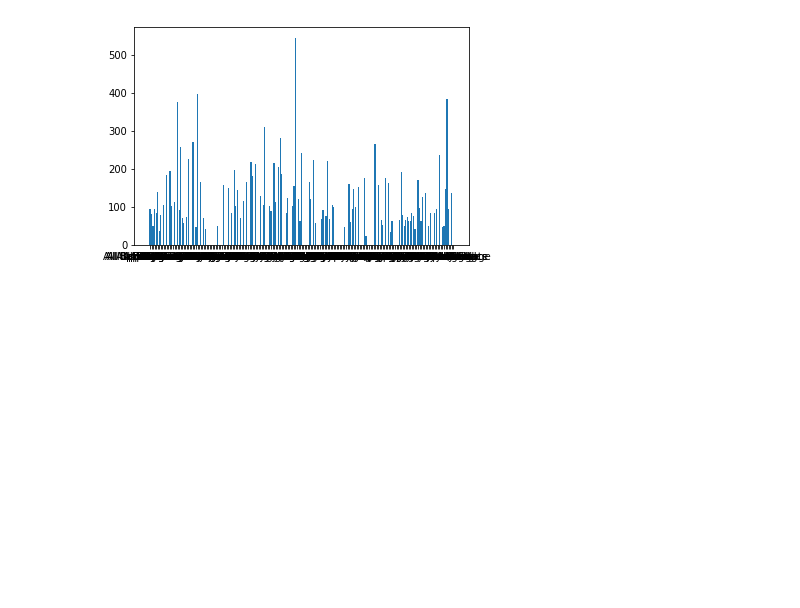
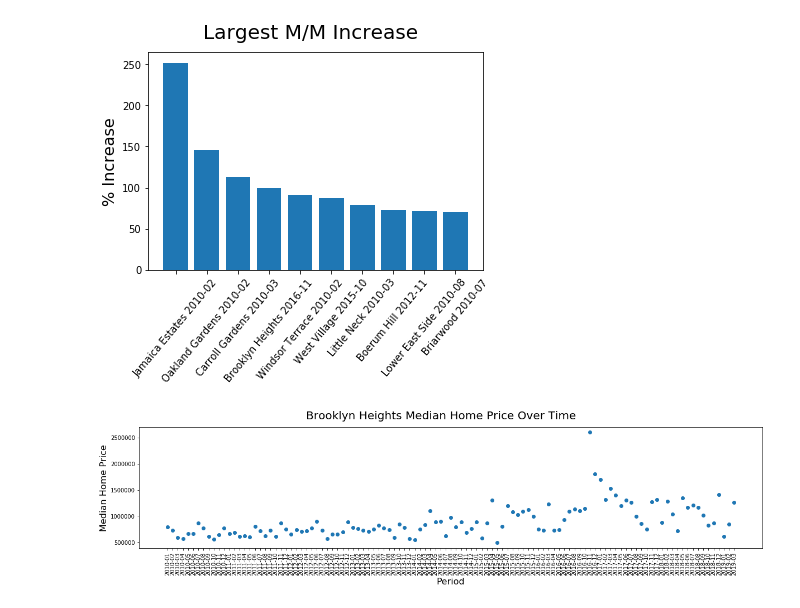
Before and after one commit to nags432/DataIncubatorPlot1, a Jupyter notebook: Untitled.ipynb, the cells around one changed output. Cells and saved outputs as stored; diff of their text form; code cells hidden in the pictures; blank space fills up the shorter version.

```diff
--- a/Untitled.ipynb
+++ b/Untitled.ipynb
@@ -15,33 +15,69 @@ def maxOfNeighborhood(row):
                 if row[period] == '':
                     continue
                 if lastPeriod == 0:
                     lastPeriod = row[period]
                 if row[period] > lastPeriod:
                     difference = (float(row[period]) / float(lastPeriod) - 1) *100
                     if difference > maxDifference:
                         maxDifference = difference
                         maxPeriod = period
+                    lastPeriod = row[period]
             except KeyError:
                 break
     row['maxDifference'] = maxDifference
     row['maxPeriod'] = maxPeriod
 
     return row
 
 def graph_one():
 
   homePrices = pd.read_csv('/Users/dreambig/Downloads/medianSalesPrice_All.csv')
   #homePrices['maxPeriod'] = ''
   #homePrices['maxDifference'] = 0
 
-  homePrices = homePrices.apply(maxOfNeighborhood, axis=1)
+  homePrices = homePrices.apply(maxOfNeighborhood, axis=1).sort_values(by=['maxDifference'],ascending=False)
+  homePrices['areaName + maxPeriod'] = homePrices['areaName']+' '+homePrices['maxPeriod']
+  labels = homePrices['areaName + maxPeriod'].head(10)
+  yAxis = homePrices['maxDifference'].head(10)
+  fig = plt.figure()
+  fig.suptitle('Largest M/M Increase', fontsize=20)
+  plt.bar(labels,yAxis)
+  plt.xticks(labels, labels, rotation=50)
+  plt.ylabel('% Increase', fontsize=16)
 
-  plt.bar(homePrices['areaName'],homePrices['maxDifference'])
 
   plt.show()
+
+def graph_two():
+    homePrices = pd.read_csv('/Users/dreambig/Downloads/medianSalesPrice_All.csv')
+    #homePrices['maxPeriod'] = ''
+    #homePrices['maxDifference'] = 0
+
+    homePricesT = homePrices.transpose().drop(['Borough','areaType'])
+
+    new_header = homePricesT.iloc[0]
+    dfNew = homePricesT[1:]
+    dfNew.columns = new_header
+
+    xAxis = dfNew.index
+    yAxis = dfNew['Brooklyn Heights']
+    #homePrices['areaName + maxPeriod'] = homePrices['areaName']+' '+homePrices['maxPeriod']
+    #labels = homePrices['areaName + maxPeriod'].head(10)
+    #yAxis = homePrices['maxDifference'].head(10)
+    fig = plt.figure(figsize=(20, 4))
+
+    fig.suptitle('Brooklyn Heights Median Home Price Over Time', fontsize=20)
+    plt.scatter(xAxis,yAxis)
+    plt.xticks(xAxis, xAxis, rotation=90)
+    plt.ylabel('Median Home Price', fontsize=16)
+    plt.xlabel('Period', fontsize=16)
+
+    plt.show()
 
 
 
 graph_one()
+graph_two()
 # %% [output]
-[figure, old version]
+[figure, new version]
+[figure, added]
```
